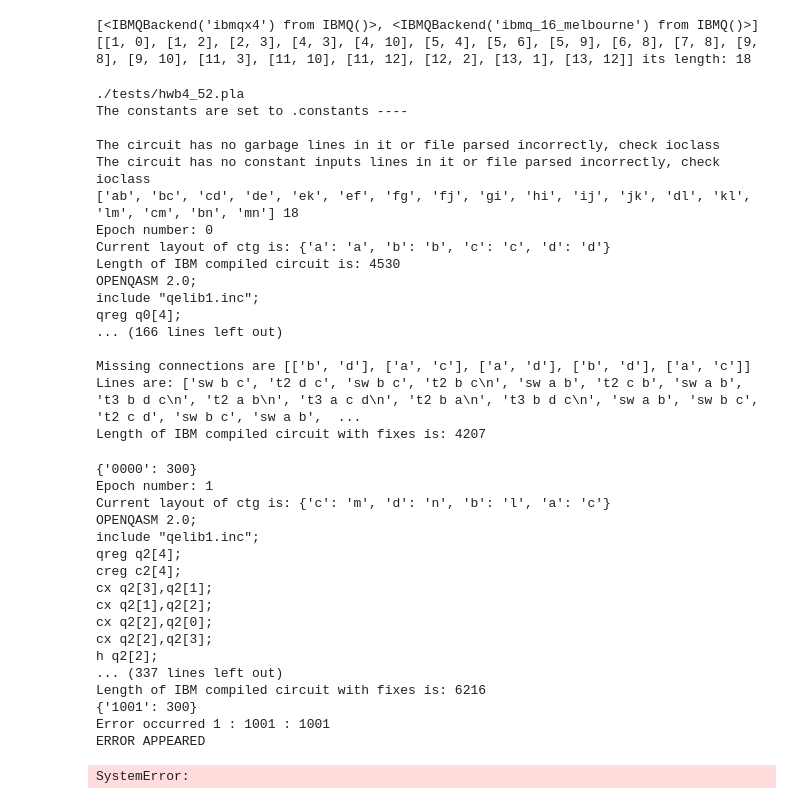
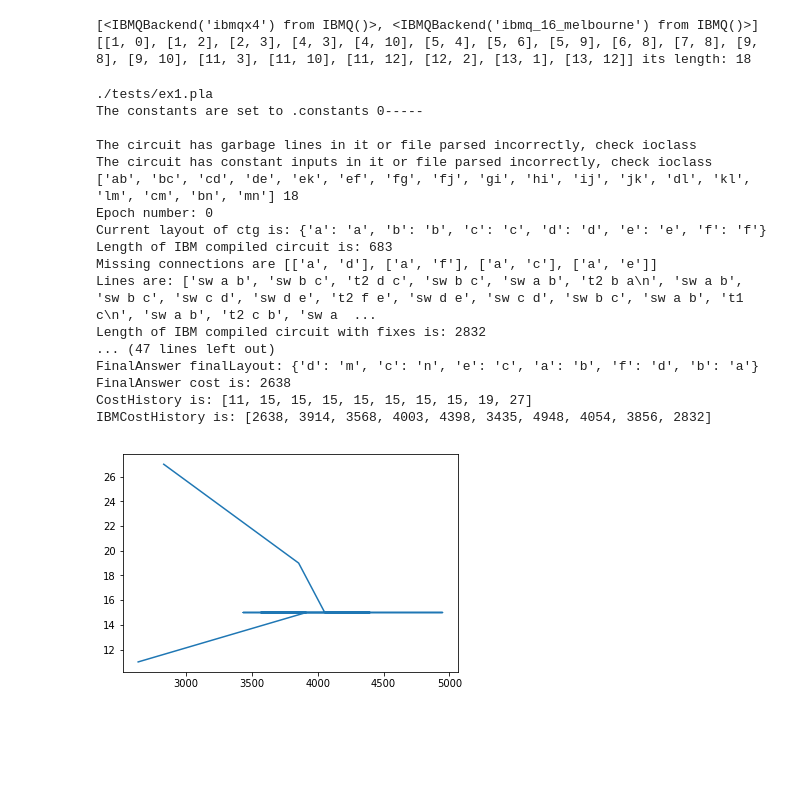
Before and after one commit to nurSaadat/sp2020quantum, a Jupyter notebook: CtgExperiments.ipynb, the cells around one changed output. Saved outputs shown, nothing was run; the diff lists cells and outputs as text; code cells hidden in the pictures; blank space fills up the shorter version.

```diff
--- a/CtgExperiments.ipynb
+++ b/CtgExperiments.ipynb
@@ -63,10 +63,10 @@ def bigFunction(fileName):
     finalLayout = []
     costHistory =[]
     ibmCostHistory = []
-    for i in range(0,len(answers)):
+    for i in range(0,1):
         epoch = 0
         #This part corresponds for part of experiment without minimal or no changes
-        while epoch < 2:
+        while epoch < 10:
             print("Epoch number:",epoch)
             print("Current layout of ctg is:",ctg.layout)
             tempLayout = ctg.layout.copy()
@@ -89,7 +89,7 @@ def bigFunction(fileName):
                 finalAnswer = deepcopy(ctg.lines)
                 finalLayout = deepcopy(tempLayout)
                 leastCost = tempCost
-            measureToVerifyOutputWtihChanges(qr,cr,qc,ioClass,ibmLayout,i)
+            #measureToVerifyOutputWtihChanges(qr,cr,qc,ioClass,ibmLayout,i)
             ctg.layOutQubits()
             epoch = epoch+1
     for i in range(0,len(costHistory)):
@@ -152,44 +152,27 @@ def measureToVerifyOutputWtihChanges(qr,cr,qc,ioClass,ibmLayout,i):
         raise SystemError
     #plot_histogram(result.get_counts())
 # %%
-goodExamples = ["0410184","ex1","hwb4_52"]
-fileName=goodExamples[2]
+goodExamples = ["0410184","ex1","hwb4_52","parity"]
+fileName=goodExamples[1]
 #if testFromFile(filename) == 0:
 fileName = testDir+fileName
 bigFunction(fileName)
 # %% [output]
-./tests/hwb4_52.pla
-The constants are set to .constants ----
+./tests/ex1.pla
+The constants are set to .constants 0-----
 
-The circuit has no garbage lines in it or file parsed incorrectly, check ioclass
-The circuit has no constant inputs lines in it or file parsed incorrectly, check ioclass
+The circuit has garbage lines in it or file parsed incorrectly, check ioclass
+The circuit has constant inputs in it or file parsed incorrectly, check ioclass
 ['ab', 'bc', 'cd', 'de', 'ek', 'ef', 'fg', 'fj', 'gi', 'hi', 'ij', 'jk', 'dl', 'kl', 'lm', 'cm', 'bn', 'mn'] 18
 Epoch number: 0
-Current layout of ctg is: {'a': 'a', 'b': 'b', 'c': 'c', 'd': 'd'}
-Length of IBM compiled circuit is: 4530
-OPENQASM 2.0;
-include "qelib1.inc";
-qreg q0[4];
-... (166 lines left out)
-
-Missing connections are [['b', 'd'], ['a', 'c'], ['a', 'd'], ['b', 'd'], ['a', 'c']]
-Lines are: ['sw b c', 't2 d c', 'sw b c', 't2 b c\n', 'sw a b', 't2 c b', 'sw a b', 't3 b d c\n', 't2 a b\n', 't3 a c d\n', 't2 b a\n', 't3 b d c\n', 'sw a b', 'sw b c', 't2 c d', 'sw b c', 'sw a b',  ...
-Length of IBM compiled circuit with fixes is: 4207
+Current layout of ctg is: {'a': 'a', 'b': 'b', 'c': 'c', 'd': 'd', 'e': 'e', 'f': 'f'}
+Length of IBM compiled circuit is: 683
+Missing connections are [['a', 'd'], ['a', 'f'], ['a', 'c'], ['a', 'e']]
+Lines are: ['sw a b', 'sw b c', 't2 d c', 'sw b c', 'sw a b', 't2 b a\n', 'sw a b', 'sw b c', 'sw c d', 'sw d e', 't2 f e', 'sw d e', 'sw c d', 'sw b c', 'sw a b', 't1 c\n', 'sw a b', 't2 c b', 'sw a  ...
+Length of IBM compiled circuit with fixes is: 2832
+... (47 lines left out)
+FinalAnswer finalLayout: {'d': 'm', 'c': 'n', 'e': 'c', 'a': 'b', 'f': 'd', 'b': 'a'}
+FinalAnswer cost is: 2638
+CostHistory is: [11, 15, 15, 15, 15, 15, 15, 15, 19, 27]
+IBMCostHistory is: [2638, 3914, 3568, 4003, 4398, 3435, 4948, 4054, 3856, 2832]
-{'0000': 300}
-Epoch number: 1
-Current layout of ctg is: {'c': 'm', 'd': 'n', 'b': 'l', 'a': 'c'}
-OPENQASM 2.0;
-include "qelib1.inc";
-qreg q2[4];
-creg c2[4];
-cx q2[3],q2[1];
-cx q2[1],q2[2];
-cx q2[2],q2[0];
-cx q2[2],q2[3];
-h q2[2];
-... (337 lines left out)
-Length of IBM compiled circuit with fixes is: 6216
-{'1001': 300}
-Error occurred 1 : 1001 : 1001
-ERROR APPEARED
-SystemError:
+[figure, added]
```
Also changed, not shown: 14 other files.
